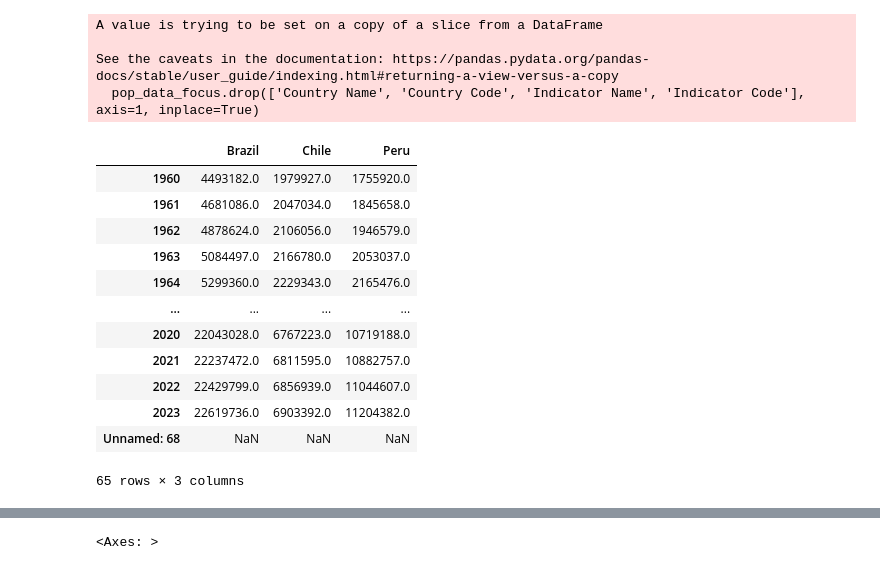
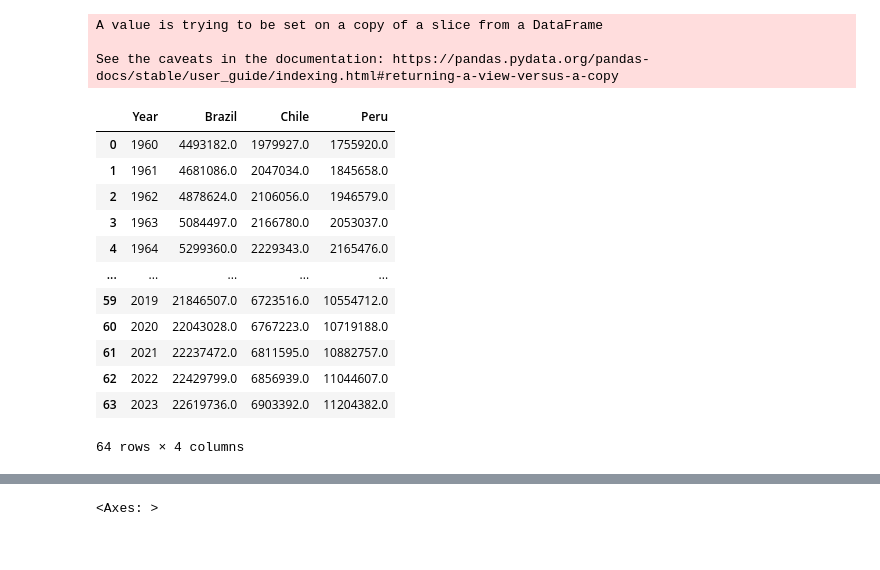
Before and after one commit to gowrath/Climate_EDA-SouthAmerica, a Jupyter notebook: TemperatureAndPopulation.ipynb, the cells around one changed output, grey strips where cells are left out. Saved outputs shown, nothing was run; the diff lists cells and outputs as text; code cells hidden in the pictures.

Commit message:
changes the plot with different colors/markers, changes the df with year as the name

```diff
--- a/TemperatureAndPopulation.ipynb
+++ b/TemperatureAndPopulation.ipynb
@@ -42,29 +51,45 @@ pop_file = 'PopLargestCity.csv'
 # %%
 focus_countries = ['Peru', 'Brazil', 'Chile']
 # pop_data = pd.read_csv(pop_file, sep=',')
 pop_data = pd.read_csv(pop_file, sep=',', skiprows=4)
 
 focus_mask = pop_data['Country Name'].isin(focus_countries)
 pop_data_focus = pop_data[focus_mask]
+
+# drop unnecessary columns
 pop_data_focus.drop(['Country Name', 'Country Code', 'Indicator Name', 'Indicator Code'], axis=1, inplace=True)
+
+# transpose the data frame
 pop_data_focus = pop_data_focus.transpose()
+
+# rename the columns correctly
 pop_data_focus = pop_data_focus.rename(columns={29: 'Brazil', 39: 'Chile', 186:'Peru'})
+
+# no non-numerics
+pop_data_focus = pop_data_focus[pop_data_focus.index.str.isnumeric()]
+
+
+# # set the index as year
+pop_data_focus.index = pop_data_focus.index.astype(int)
+pop_data_focus.reset_index(inplace=True)
+pop_data_focus.rename(columns={'index': 'Year'}, inplace=True)
+
+
 pop_data_focus
 # %% [output]
 A value is trying to be set on a copy of a slice from a DataFrame
 
 See the caveats in the documentation: https://pandas.pydata.org/pandas-docs/stable/user_guide/indexing.html#returning-a-view-versus-a-copy
-  pop_data_focus.drop(['Country Name', 'Country Code', 'Indicator Name', 'Indicator Code'], axis=1, inplace=True)
-|  | Brazil | Chile | Peru |
-| 1960 | 4493182.0 | 1979927.0 | 1755920.0 |
-| 1961 | 4681086.0 | 2047034.0 | 1845658.0 |
-| 1962 | 4878624.0 | 2106056.0 | 1946579.0 |
-| 1963 | 5084497.0 | 2166780.0 | 2053037.0 |
-| 1964 | 5299360.0 | 2229343.0 | 2165476.0 |
-| ... | ... | ... | ... |
-| 2020 | 22043028.0 | 6767223.0 | 10719188.0 |
-| 2021 | 22237472.0 | 6811595.0 | 10882757.0 |
-| 2022 | 22429799.0 | 6856939.0 | 11044607.0 |
-| 2023 | 22619736.0 | 6903392.0 | 11204382.0 |
-| Unnamed: 68 | NaN | NaN | NaN |
+|  | Year | Brazil | Chile | Peru |
+| 0 | 1960 | 4493182.0 | 1979927.0 | 1755920.0 |
+| 1 | 1961 | 4681086.0 | 2047034.0 | 1845658.0 |
+| 2 | 1962 | 4878624.0 | 2106056.0 | 1946579.0 |
+| 3 | 1963 | 5084497.0 | 2166780.0 | 2053037.0 |
+| 4 | 1964 | 5299360.0 | 2229343.0 | 2165476.0 |
+| ... | ... | ... | ... | ... |
+| 59 | 2019 | 21846507.0 | 6723516.0 | 10554712.0 |
+| 60 | 2020 | 22043028.0 | 6767223.0 | 10719188.0 |
+| 61 | 2021 | 22237472.0 | 6811595.0 | 10882757.0 |
+| 62 | 2022 | 22429799.0 | 6856939.0 | 11044607.0 |
+| 63 | 2023 | 22619736.0 | 6903392.0 | 11204382.0 |
-65 rows × 3 columns
+64 rows × 4 columns
```
Also changed, not shown: parts of 5 cells of this notebook, 1 other file.
